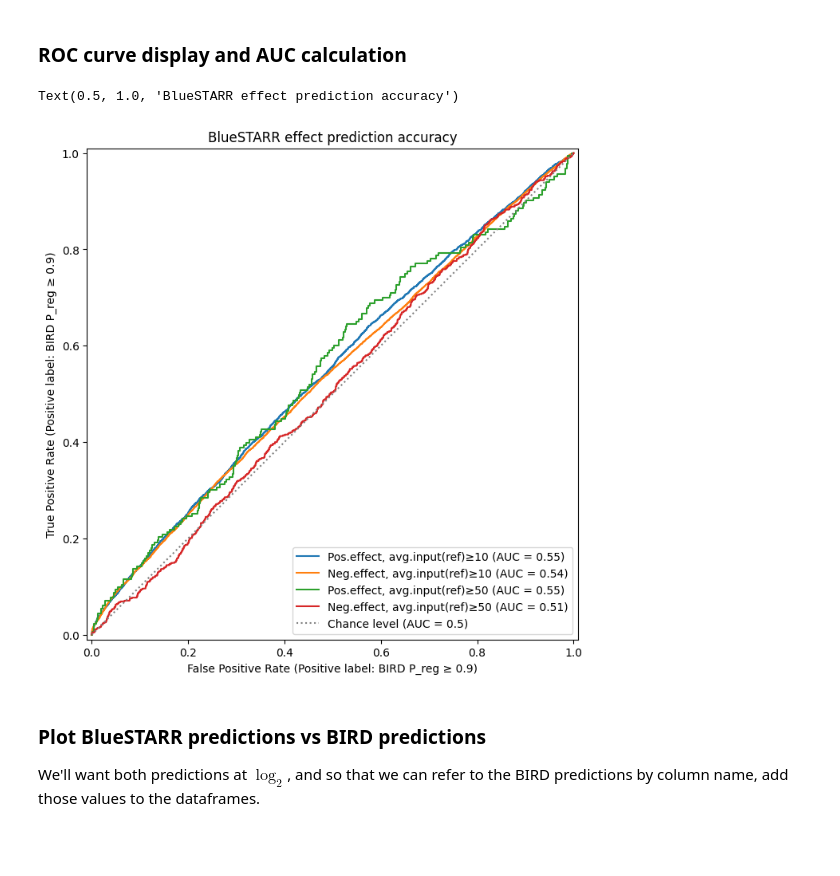
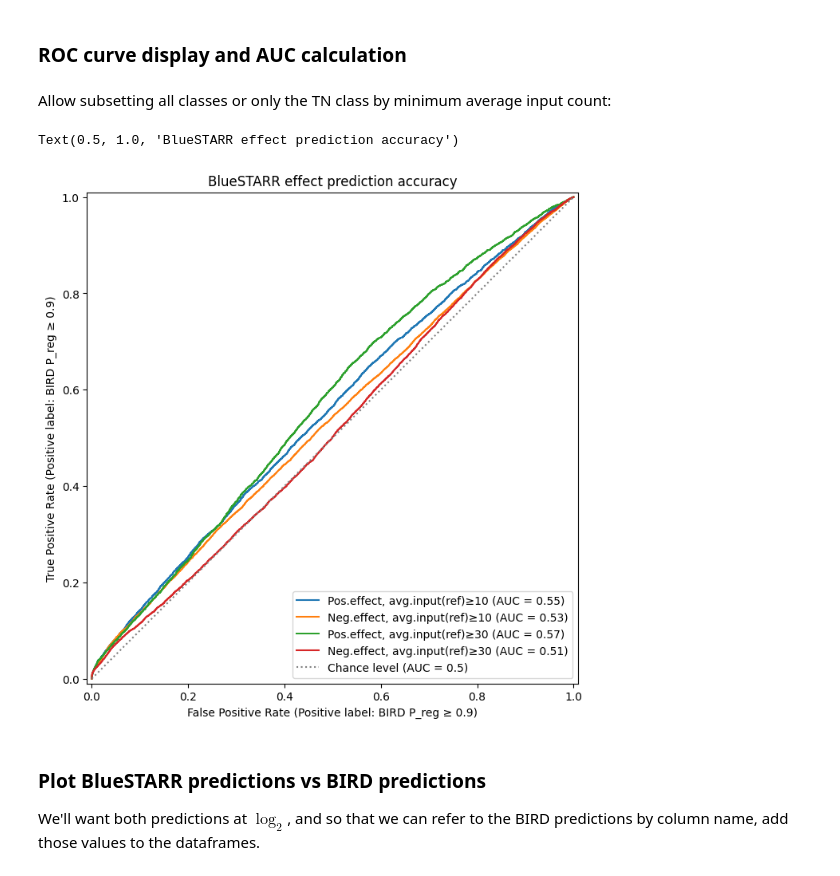
Before and after one commit to Duke-IGVF/BlueSTARR-viz, a Jupyter notebook: preds/BIRD-vs-BlueSTARR-preds.ipynb, the cells around one changed output. Saved outputs shown, nothing was run; the diff lists cells and outputs as text; code cells hidden in the pictures; blank space fills up the shorter version.

Commit message:
Adds filtering only the TN class by minimum input read count

```diff
--- a/preds/BIRD-vs-BlueSTARR-preds.ipynb
+++ b/preds/BIRD-vs-BlueSTARR-preds.ipynb
@@ -193,29 +193,43 @@ Name: count, dtype: int64
 # %%
 from sklearn.metrics import RocCurveDisplay
 from matplotlib import pyplot as plt
+# %% [markdown]
+Allow subsetting all classes or only the TN class by minimum average input count:
+# %%
+def subset_by_avg_input(df, min_avg_input, pos_label=None, neg_label=None):
+    if pos_label is None:
+        return df.loc[df['avg_input_ref'] >= min_avg_input]
+    else:
+        return df.loc[((df['avg_input_ref'] >= min_avg_input) & (df['label'] == neg_label)) |
+                      (df['label'] == pos_label)]
+# %%
+bb_df_pos_gt10 = subset_by_avg_input(bb_df_pos, 10, pos_label=pos_label, neg_label=neg_label)
+bb_df_neg_gt10 = subset_by_avg_input(bb_df_neg, 10, pos_label=pos_label, neg_label=neg_label)
+bb_df_pos_gt30 = subset_by_avg_input(bb_df_pos, 30, pos_label=pos_label, neg_label=neg_label)
+bb_df_neg_gt30 = subset_by_avg_input(bb_df_neg, 30, pos_label=pos_label, neg_label=neg_label)
 # %%
 fig, ax = plt.subplots(figsize=(8, 8))
 roc_pos = RocCurveDisplay.from_predictions(
-    bb_df_pos.loc[bb_df_pos['avg_input_ref'] >= 10, 'label'],
-    bb_df_pos.loc[bb_df_pos['avg_input_ref'] >= 10, 'log2FC'], pos_label=pos_label,
+    bb_df_pos_gt10['label'],
+    bb_df_pos_gt10['log2FC'], pos_label=pos_label,
     name='Pos.effect, avg.input(ref)≥10', ax=ax)
 roc_neg = RocCurveDisplay.from_predictions(
-    bb_df_neg.loc[bb_df_neg['avg_input_ref'] >= 10, 'label'],
-    -bb_df_neg.loc[bb_df_neg['avg_input_ref'] >= 10, 'log2FC'], pos_label=pos_label,
+    bb_df_neg_gt10['label'],
+    -bb_df_neg_gt10['log2FC'], pos_label=pos_label,
     name='Neg.effect, avg.input(ref)≥10', ax=ax)
 roc_pos = RocCurveDisplay.from_predictions(
-    bb_df_pos.loc[bb_df_pos['avg_input_ref'] >= 50, 'label'],
-    bb_df_pos.loc[bb_df_pos['avg_input_ref'] >= 50, 'log2FC'], pos_label=pos_label,
-    name='Pos.effect, avg.input(ref)≥50', ax=ax)
+    bb_df_pos_gt30['label'],
+    bb_df_pos_gt30['log2FC'], pos_label=pos_label,
+    name='Pos.effect, avg.input(ref)≥30', ax=ax)
 roc_neg = RocCurveDisplay.from_predictions(
     bb_df_neg.loc[bb_df_neg['avg_input_ref'] >= 50, 'label'],
     -bb_df_neg.loc[bb_df_neg['avg_input_ref'] >= 50, 'log2FC'], pos_label=pos_label,
     name='Neg.effect, avg.input(ref)≥50', ax=ax,
     plot_chance_level=True, chance_level_kw={'linestyle': 'dotted', 'linewidth': 1.5, 'color': 'gray'})
 ax.set_title('BlueSTARR effect prediction accuracy')
 # %% [output]
 Text(0.5, 1.0, 'BlueSTARR effect prediction accuracy')
-[figure, old version]
+[figure, new version]
 # %% [markdown]
 ### Plot BlueSTARR predictions vs BIRD predictions
 
```
Also changed, not shown: parts of 1 cell of this notebook.
